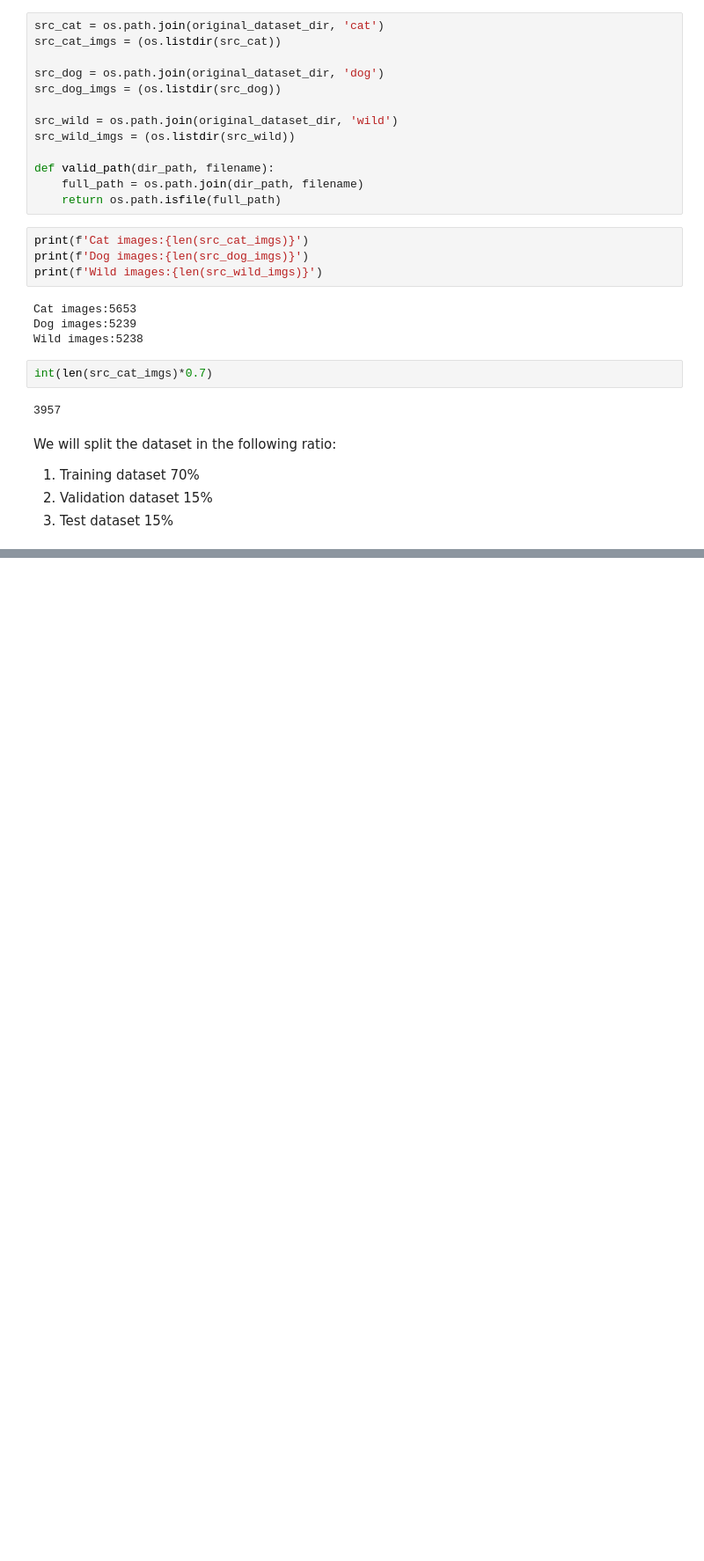
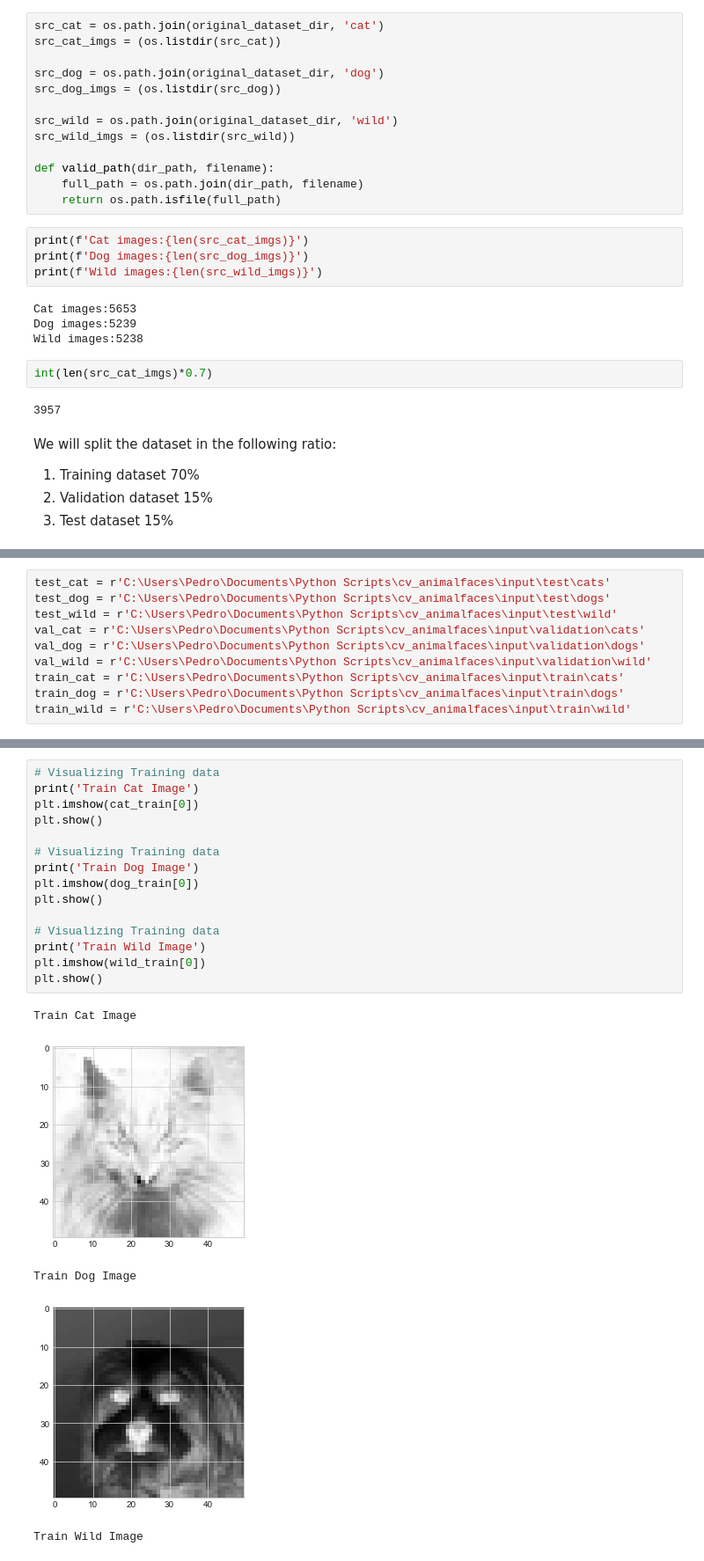
Before and after one commit to pedroafleite/cv-animalfaces, a Jupyter notebook: keras_with_animal_faces.ipynb, the cells around one changed output, grey strips where cells are left out. Shown at 88% size. Cells and saved outputs as stored; diff of their text form; blank space fills up the shorter version.

```diff
--- a/keras_with_animal_faces.ipynb
+++ b/keras_with_animal_faces.ipynb
@@ -171,0 +173,10 @@ for files in choices:
+# %%
+test_cat = r'C:\Users\Pedro\Documents\Python Scripts\cv_animalfaces\input\test\cats'
+test_dog = r'C:\Users\Pedro\Documents\Python Scripts\cv_animalfaces\input\test\dogs'
+test_wild = r'C:\Users\Pedro\Documents\Python Scripts\cv_animalfaces\input\test\wild'
+val_cat = r'C:\Users\Pedro\Documents\Python Scripts\cv_animalfaces\input\validation\cats'
+val_dog = r'C:\Users\Pedro\Documents\Python Scripts\cv_animalfaces\input\validation\dogs'
+val_wild = r'C:\Users\Pedro\Documents\Python Scripts\cv_animalfaces\input\validation\wild'
+train_cat = r'C:\Users\Pedro\Documents\Python Scripts\cv_animalfaces\input\train\cats'
+train_dog = r'C:\Users\Pedro\Documents\Python Scripts\cv_animalfaces\input\train\dogs'
+train_wild = r'C:\Users\Pedro\Documents\Python Scripts\cv_animalfaces\input\train\wild'
@@ -171,0 +257,21 @@ for files in choices:
+# %%
+# Visualizing Training data
+print('Train Cat Image')
+plt.imshow(cat_train[0])
+plt.show()
+
+# Visualizing Training data
+print('Train Dog Image')
+plt.imshow(dog_train[0])
+plt.show()
+
+# Visualizing Training data
+print('Train Wild Image')
+plt.imshow(wild_train[0])
+plt.show()
+# %% [output]
+Train Cat Image
+[figure, added]
+Train Dog Image
+[figure, added]
+Train Wild Image
```
Also changed, not shown: parts of 13 cells of this notebook.
